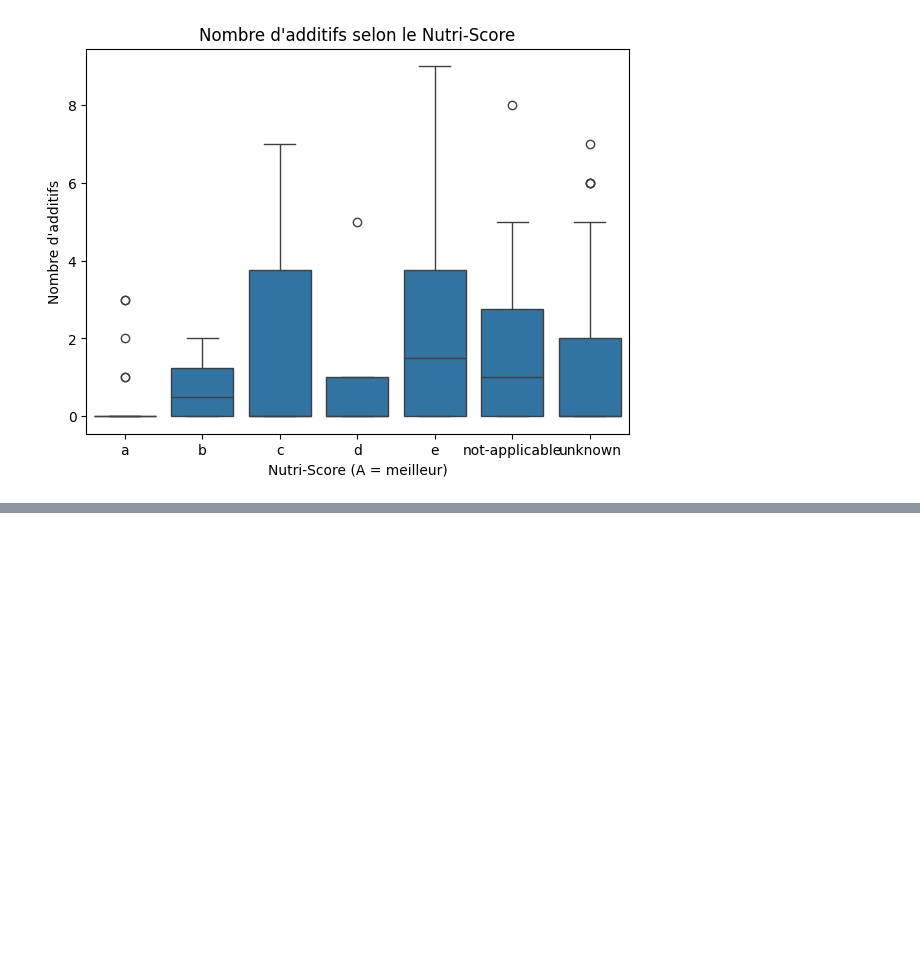
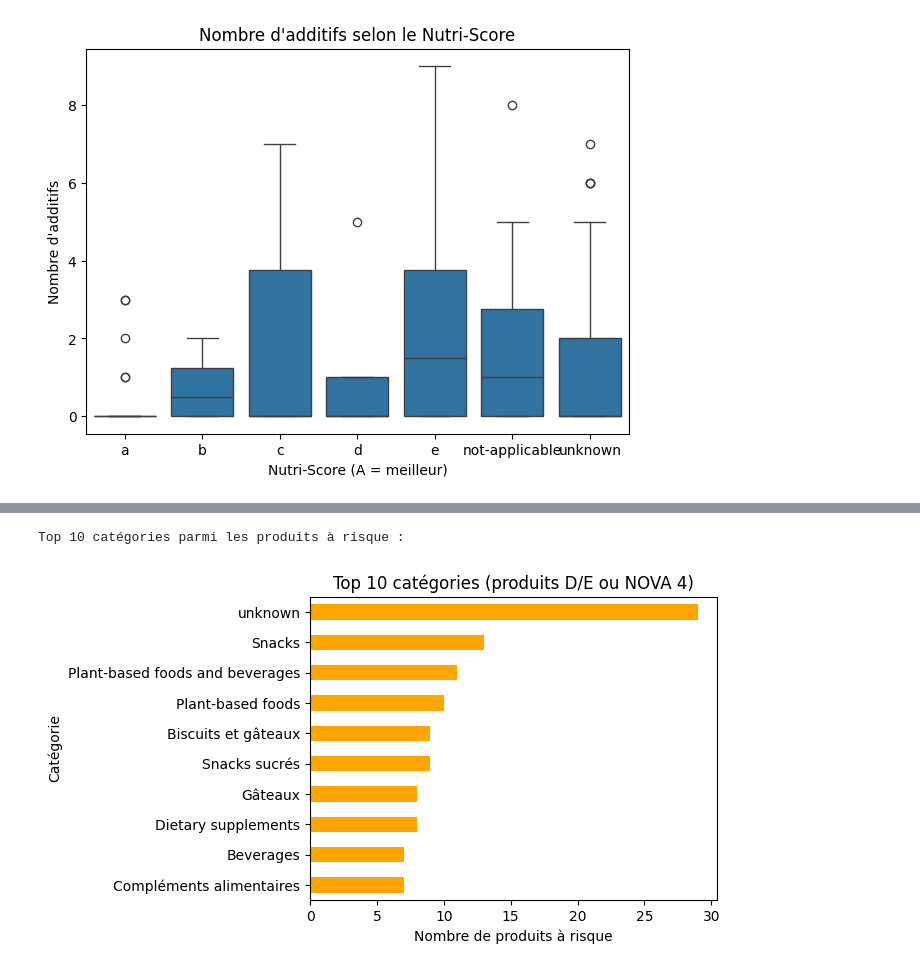
Before and after one commit to davidgeorges/SoGood, a Jupyter notebook: sogood-ia/noterbook.ipynb, the cells around one changed output, grey strips where cells are left out. Saved outputs shown, nothing was run; the diff lists cells and outputs as text; code cells hidden in the pictures; blank space fills up the shorter version.

```diff
--- a/sogood-ia/noterbook.ipynb
+++ b/sogood-ia/noterbook.ipynb
@@ -231,0 +234,25 @@ NameError: name 'df_clean' is not defined
+# %%
+#Top 10 Catégories à risque (Nutri-Score D/E ou NOVA 4)
+
+# Catégories à risque
+top_categories = (
+    produits_risque['categories']
+    .str.split(',', expand=True)
+    .stack()
+    .str.strip()
+    .value_counts()
+    .head(10)
+)
+
+print("Top 10 catégories parmi les produits à risque :")
+
+plt.figure(figsize=(7,4))
+top_categories[::-1].plot(kind='barh', color='orange')
+plt.title("Top 10 catégories (produits D/E ou NOVA 4)")
+plt.xlabel("Nombre de produits à risque")
+plt.ylabel("Catégorie")
+plt.tight_layout()
+plt.show()
+# %% [output]
+Top 10 catégories parmi les produits à risque :
+[figure, added]
```
Also changed, not shown: parts of 2 cells of this notebook, 6 other files.
